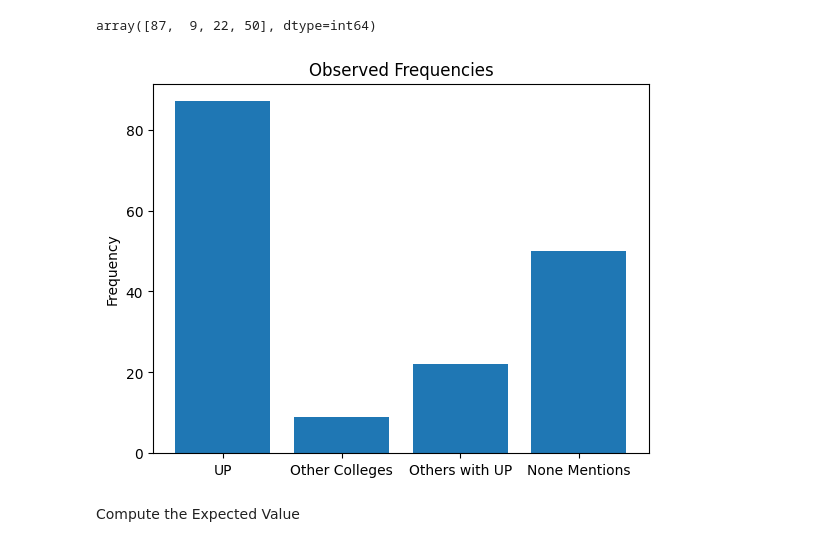
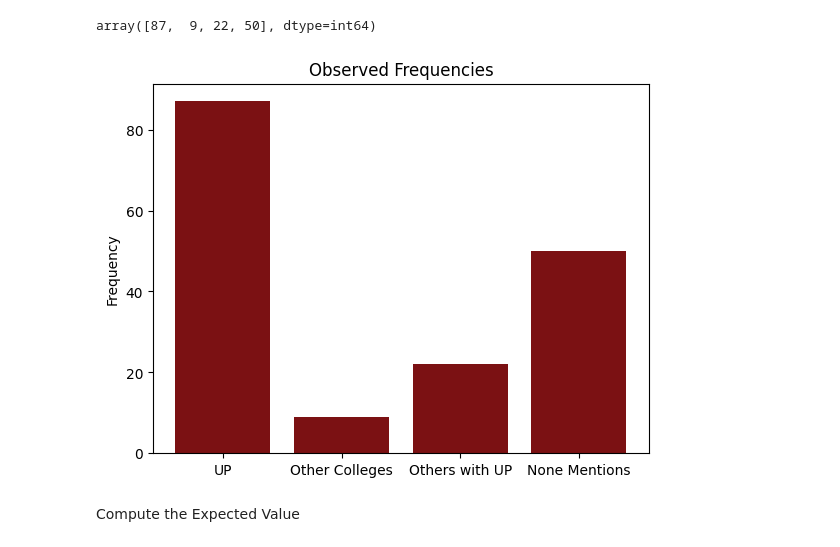
Before and after one commit to ShiroeLH/CS-132-PH-Twitter-Mis-Disinformation-Analysis, a Jupyter notebook: analysis/analysis.ipynb, the cells around one changed output. Cells and saved outputs as stored; diff of their text form; code cells hidden in the pictures.

```diff
--- a/analysis/analysis.ipynb
+++ b/analysis/analysis.ipynb
@@ -1150,27 +1152,27 @@ array([87,  9, 22, 50], dtype=int64)
 # %%
 import matplotlib.pyplot as plt
 import numpy as np
 
 # Define the categories and their corresponding frequencies
 categories = ['UP', 'Other Colleges', 'Others with UP', 'None Mentions']
 
 # Set the position of the bars on the x-axis
 x = np.arange(len(categories))
 
 # Plot the observed frequencies
 fig, ax = plt.subplots()
-rects = ax.bar(x, observed_freq)
+rects = ax.bar(x, observed_freq, color='#7B1113')
 
 # Add labels, title, and legend
 ax.set_ylabel('Frequency')
 ax.set_title('Observed Frequencies')
 ax.set_xticks(x)
 ax.set_xticklabels(categories)
 
 # Display the plot
 plt.show()
 # %% [output]
-[figure, old version]
+[figure, new version]
 # %% [markdown]
 Compute the Expected Value
 # %%
```
Also changed, not shown: parts of 3 cells of this notebook, 5 other files.
